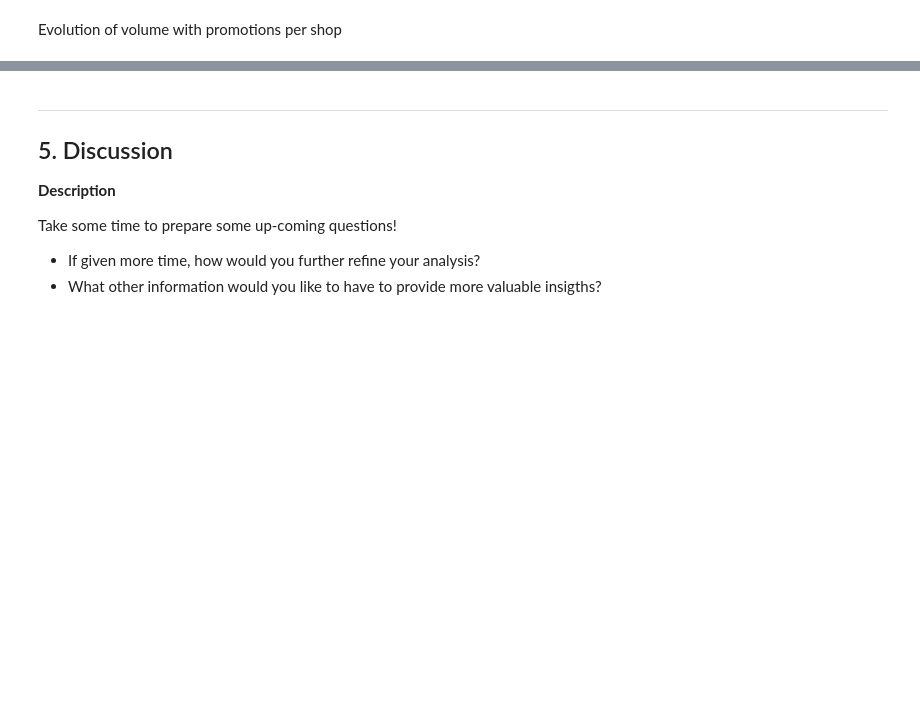
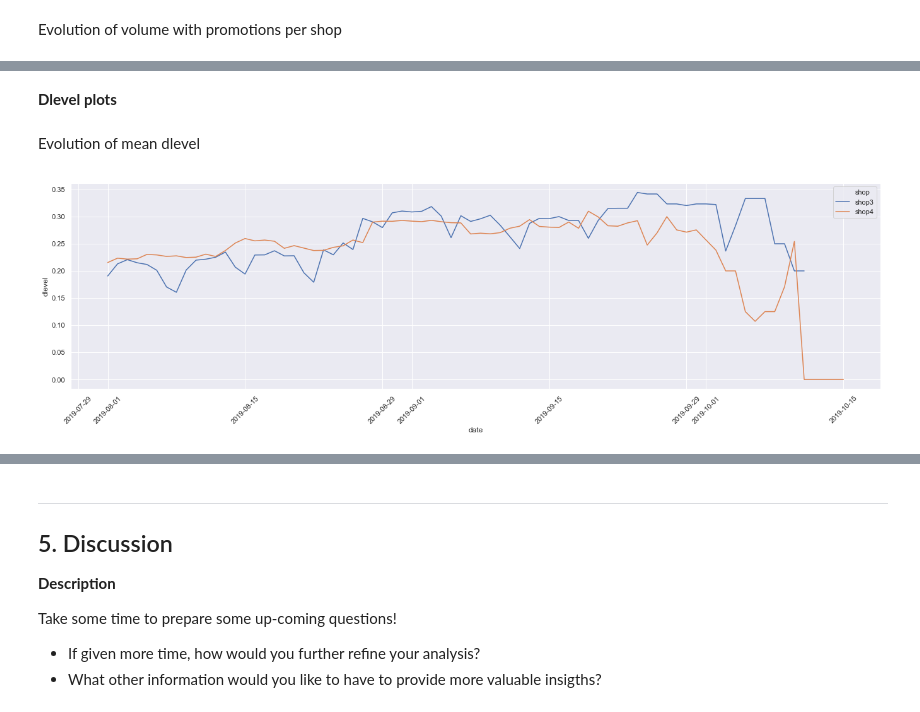
Before and after one commit to ruifurtado/da_challenge, a Jupyter notebook: da_challenge.ipynb, the cells around one changed output, grey strips where cells are left out. Saved outputs shown, nothing was run; the diff lists cells and outputs as text; code cells hidden in the pictures; blank space fills up the shorter version.

```diff
--- a/da_challenge.ipynb
+++ b/da_challenge.ipynb
@@ -785,0 +787,11 @@ We can clearly see the effects of seasonality on the above plots, with a large n
+# %% [markdown]
+**Dlevel plots**
+# %% [markdown]
+Evolution of mean dlevel
+# %%
+plt.figure(figsize=(23,6))
+sns.lineplot(x="date", y="dlevel", hue="shop",data=df_final, estimator='mean',ci=None)
+plt.xticks(rotation=45)
+plt.show()
+# %% [output]
+[figure, added]
```
Also changed, not shown: parts of 11 cells of this notebook.
